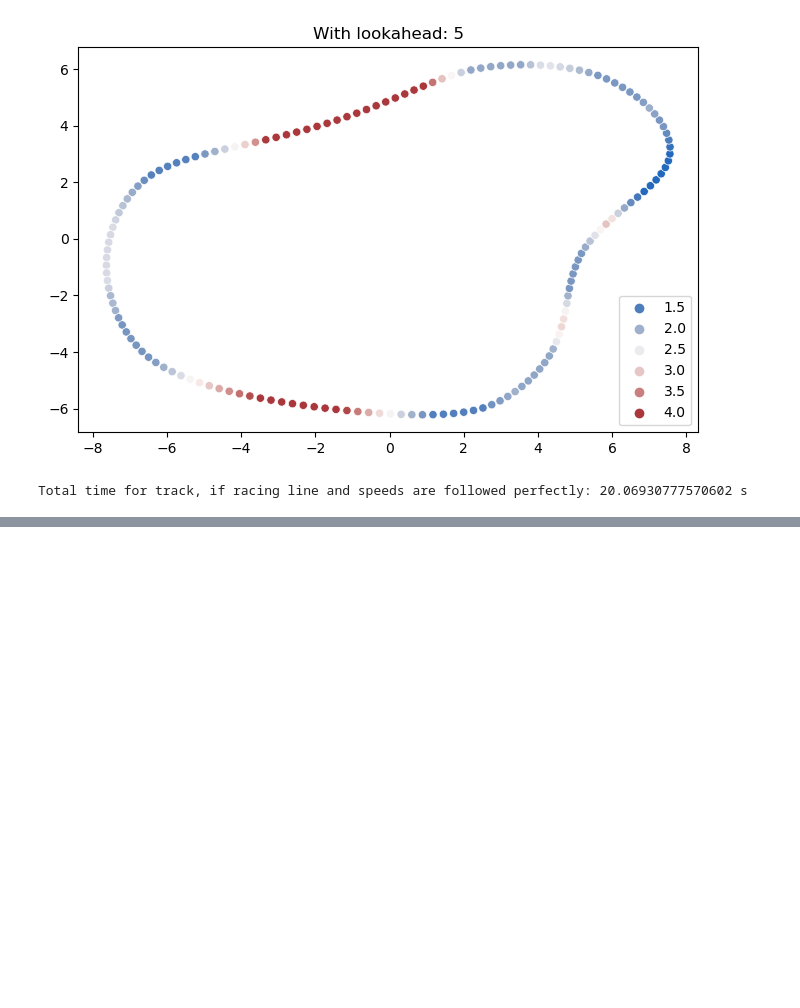
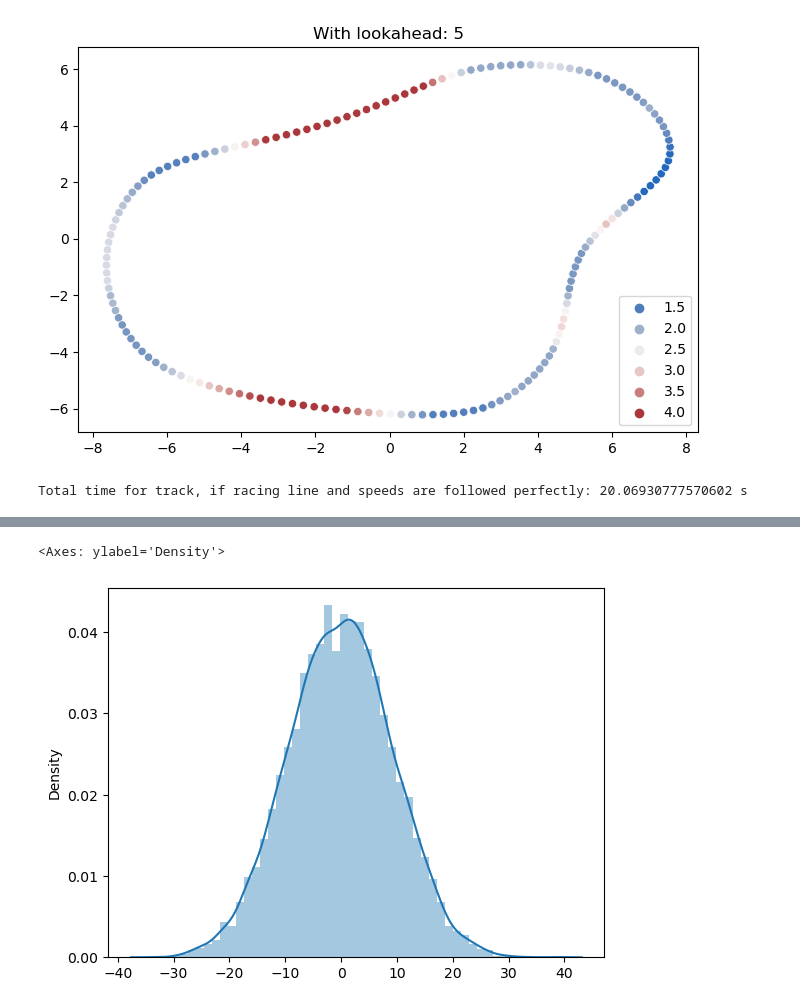
Before and after one commit to jagadeeshkmanne/aws-deep-racer, a Jupyter notebook: Race-Line-Calculation.ipynb, the cells around one changed output, grey strips where cells are left out. Cells and saved outputs as stored; diff of their text form; code cells hidden in the pictures; blank space fills up the shorter version.

```diff
--- a/Race-Line-Calculation.ipynb
+++ b/Race-Line-Calculation.ipynb
@@ -446,0 +519,8 @@ Total time for track, if racing line and speeds are followed perfectly: 20.06930
+# %%
+# Steering: Find standard deviation so that probability of >10 degrees steering is 5%
+steering_sd = -15 / stats.norm.ppf(0.05)
+steering_sd
+sns.distplot(np.random.normal(0,steering_sd,10000))
+# %% [output]
+<Axes: ylabel='Density'>
+[figure, added]
```
Also changed, not shown: parts of 12 cells of this notebook, 1 other file.
